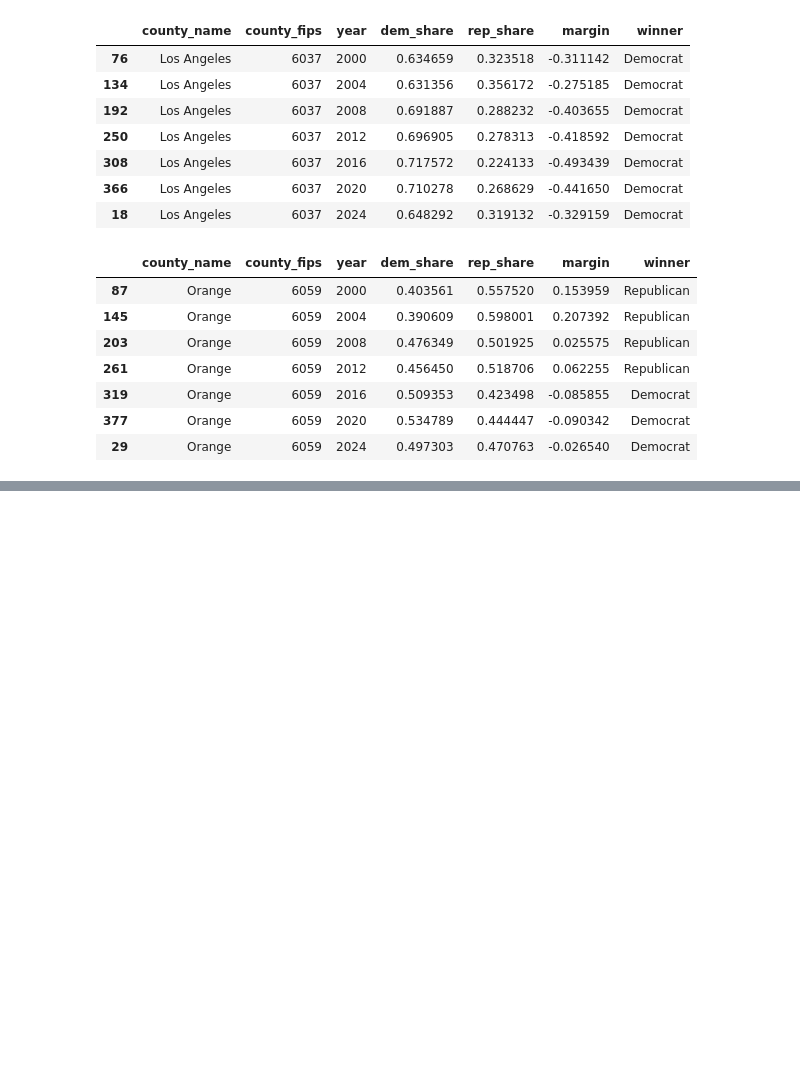
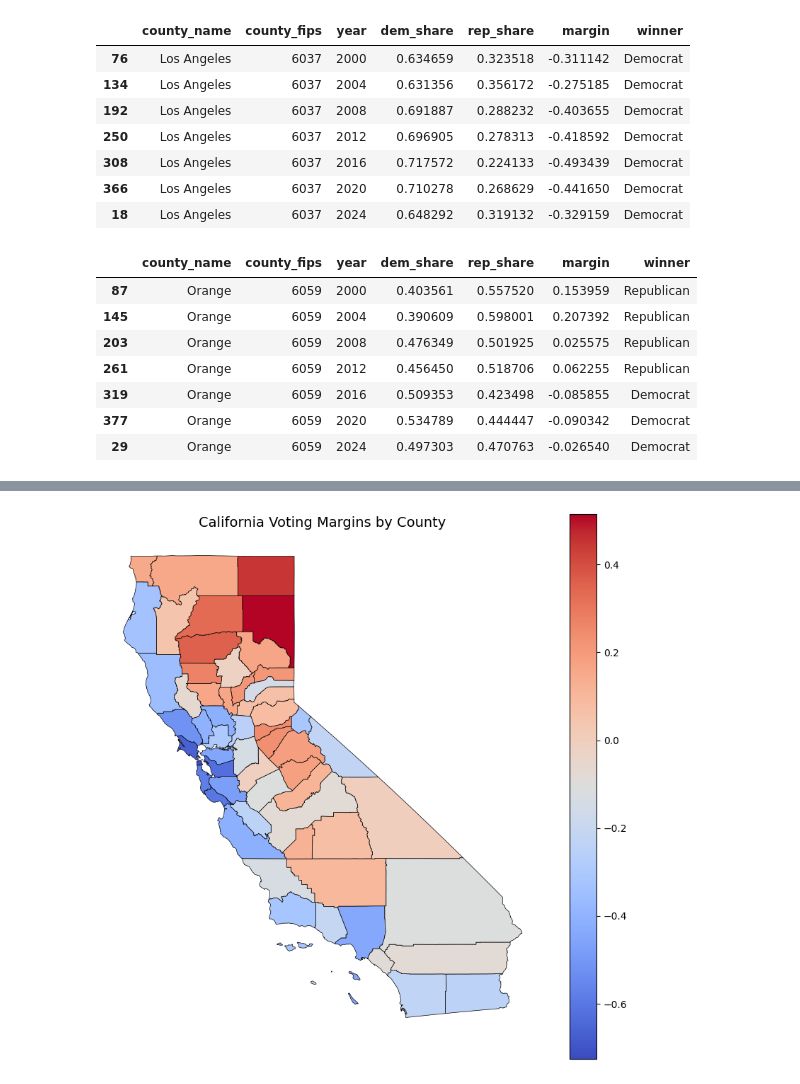
Before and after one commit to sose27/GROUP1_comm3180_S26_Data_Project, a Jupyter notebook: data_analysis/election_dataset.ipynb, the cells around one changed output, grey strips where cells are left out. Cells and saved outputs as stored; diff of their text form; code cells hidden in the pictures; blank space fills up the shorter version.

```diff
--- a/data_analysis/election_dataset.ipynb
+++ b/data_analysis/election_dataset.ipynb
@@ -200,0 +305,38 @@ clean_df[clean_df["county_name"] == "Orange"].sort_values("year")
+# %%
+import geopandas as gpd
+
+ca_counties = gpd.read_file(
+    "https://raw.githubusercontent.com/codeforamerica/click_that_hood/master/public/data/california-counties.geojson"
+)
+# %%
+df_2020 = clean_df[clean_df['year'] == 2020].copy()
+
+# match names
+df_2020['county_name'] = df_2020['county_name'].str.upper()
+ca_counties['name'] = ca_counties['name'].str.upper()
+# %%
+merged = ca_counties.merge(
+    df_2020,
+    left_on='name',
+    right_on='county_name'
+)
+# %%
+import matplotlib.pyplot as plt
+
+fig, ax = plt.subplots(figsize=(10, 10))
+
+merged.plot(
+    column='margin',          # what you're visualizing
+    cmap='coolwarm',          # same type of gradient your prof uses
+    linewidth=0.5,
+    edgecolor='black',
+    legend=True,
+    ax=ax
+)
+
+ax.set_title("California Voting Margins by County", fontsize=14)
+ax.axis('off')
+
+plt.show()
+# %% [output]
+[figure, added]
```
Also changed, not shown: parts of 15 cells of this notebook.
